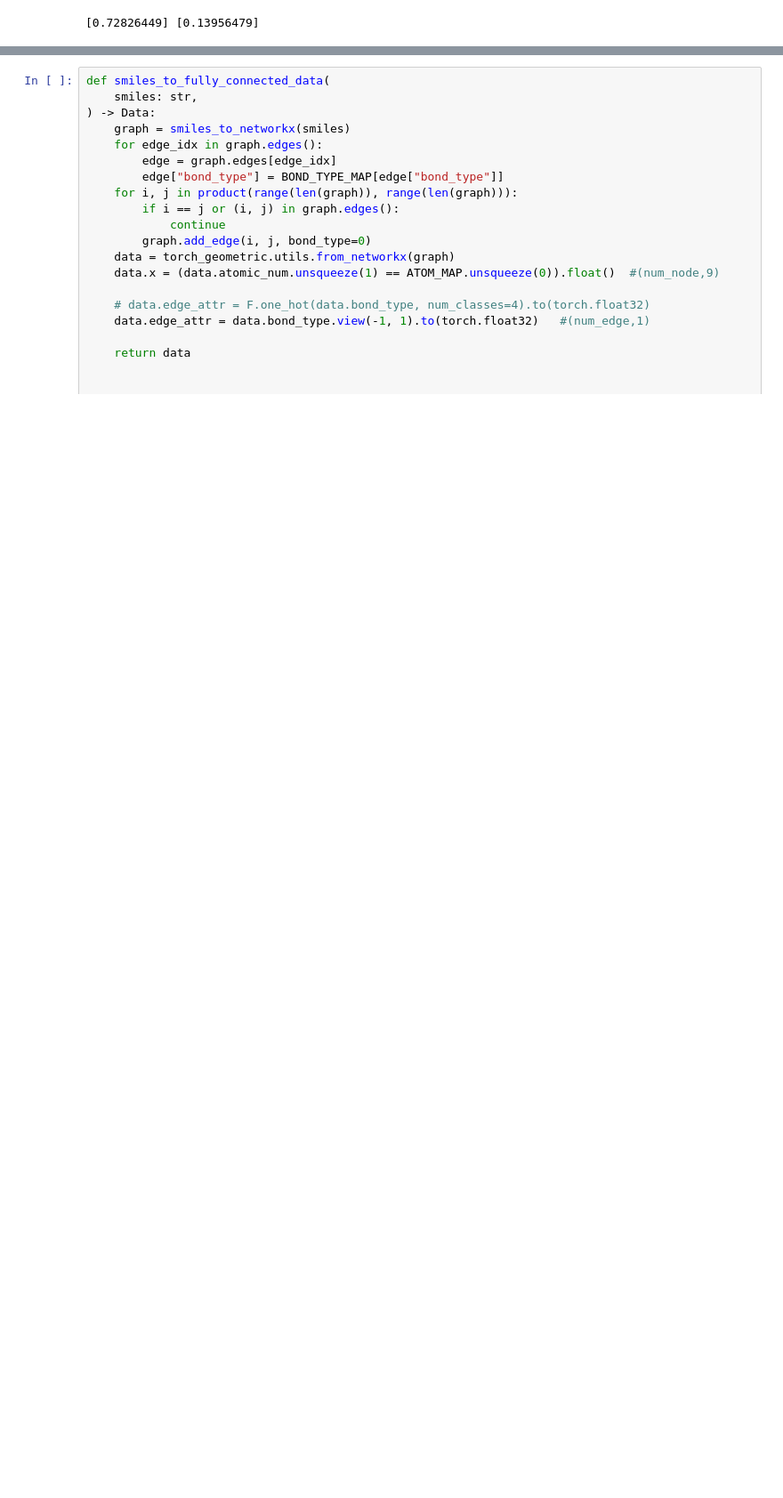
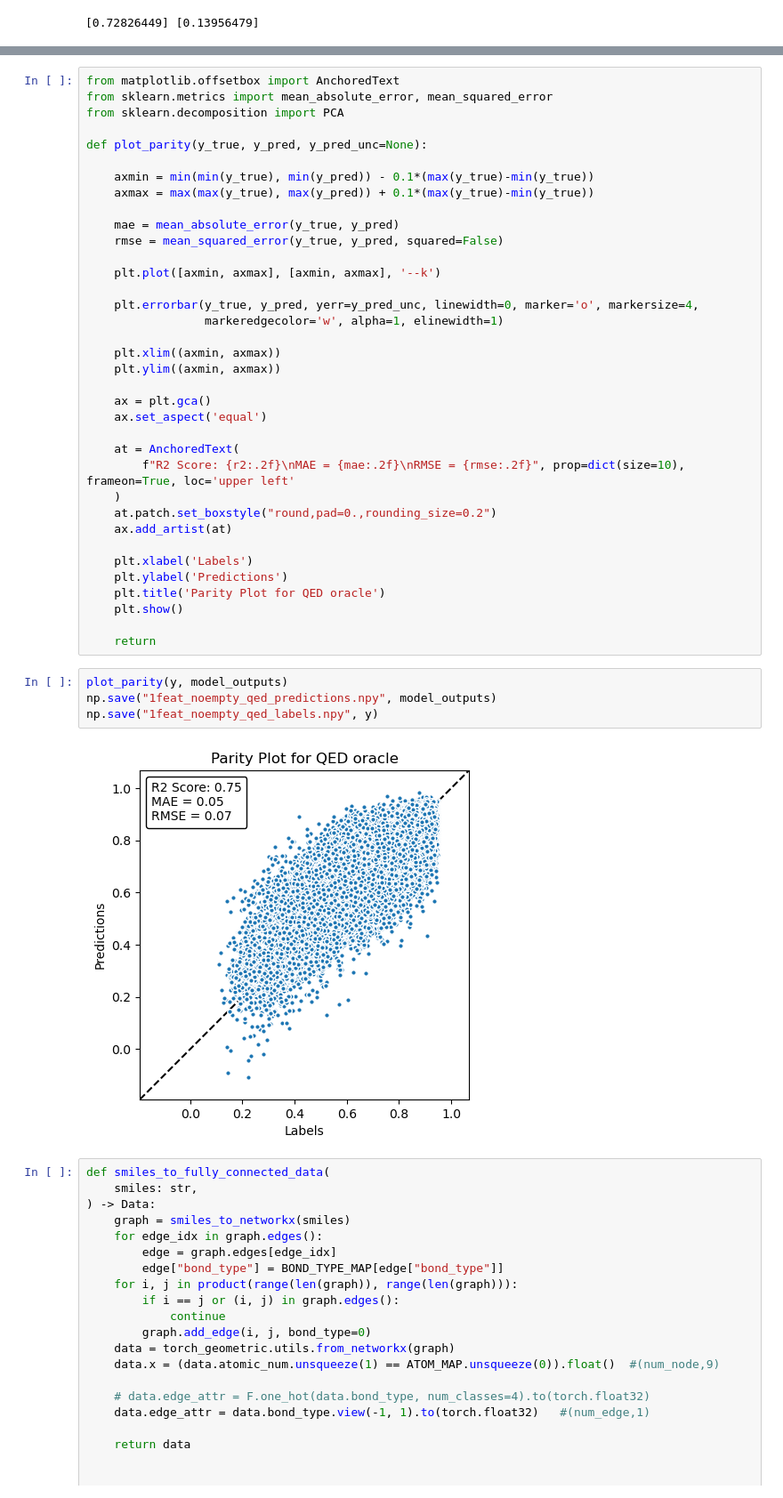
Before and after one commit to zhaoyl18/mol_prop, a Jupyter notebook: GNN_properties_1feat _mat2data_noemptyedge.ipynb, the cells around one changed output, grey strips where cells are left out. Shown at 89% size. Saved outputs shown, nothing was run; the diff lists cells and outputs as text; blank space fills up the shorter version.

```diff
--- a/GNN_properties_1feat _mat2data_noemptyedge.ipynb
+++ b/GNN_properties_1feat _mat2data_noemptyedge.ipynb
@@ -716,4 +716,46 @@ torch.Size([111, 1])
 [figure]
+# %%
+from matplotlib.offsetbox import AnchoredText
+from sklearn.metrics import mean_absolute_error, mean_squared_error
+from sklearn.decomposition import PCA
+
+def plot_parity(y_true, y_pred, y_pred_unc=None):
+
+    axmin = min(min(y_true), min(y_pred)) - 0.1*(max(y_true)-min(y_true))
+    axmax = max(max(y_true), max(y_pred)) + 0.1*(max(y_true)-min(y_true))
+
+    mae = mean_absolute_error(y_true, y_pred)
+    rmse = mean_squared_error(y_true, y_pred, squared=False)
+
+    plt.plot([axmin, axmax], [axmin, axmax], '--k')
+
+    plt.errorbar(y_true, y_pred, yerr=y_pred_unc, linewidth=0, marker='o', markersize=4,
+                 markeredgecolor='w', alpha=1, elinewidth=1)
+
+    plt.xlim((axmin, axmax))
+    plt.ylim((axmin, axmax))
+
+    ax = plt.gca()
+    ax.set_aspect('equal')
+
+    at = AnchoredText(
+    	f"R2 Score: {r2:.2f}\nMAE = {mae:.2f}\nRMSE = {rmse:.2f}", prop=dict(size=10), frameon=True, loc='upper left'
+    )
+    at.patch.set_boxstyle("round,pad=0.,rounding_size=0.2")
+    ax.add_artist(at)
+
+    plt.xlabel('Labels')
+    plt.ylabel('Predictions')
+    plt.title('Parity Plot for QED oracle')
+    plt.show()
+
+    return
+# %%
+plot_parity(y, model_outputs)
+np.save("1feat_noempty_qed_predictions.npy", model_outputs)
+np.save("1feat_noempty_qed_labels.npy", y)
+# %% [output]
+[figure, added]
 # %%
 def smiles_to_fully_connected_data(
     smiles: str,
```
Also changed, not shown: parts of 3 cells of this notebook, 6 other files.
